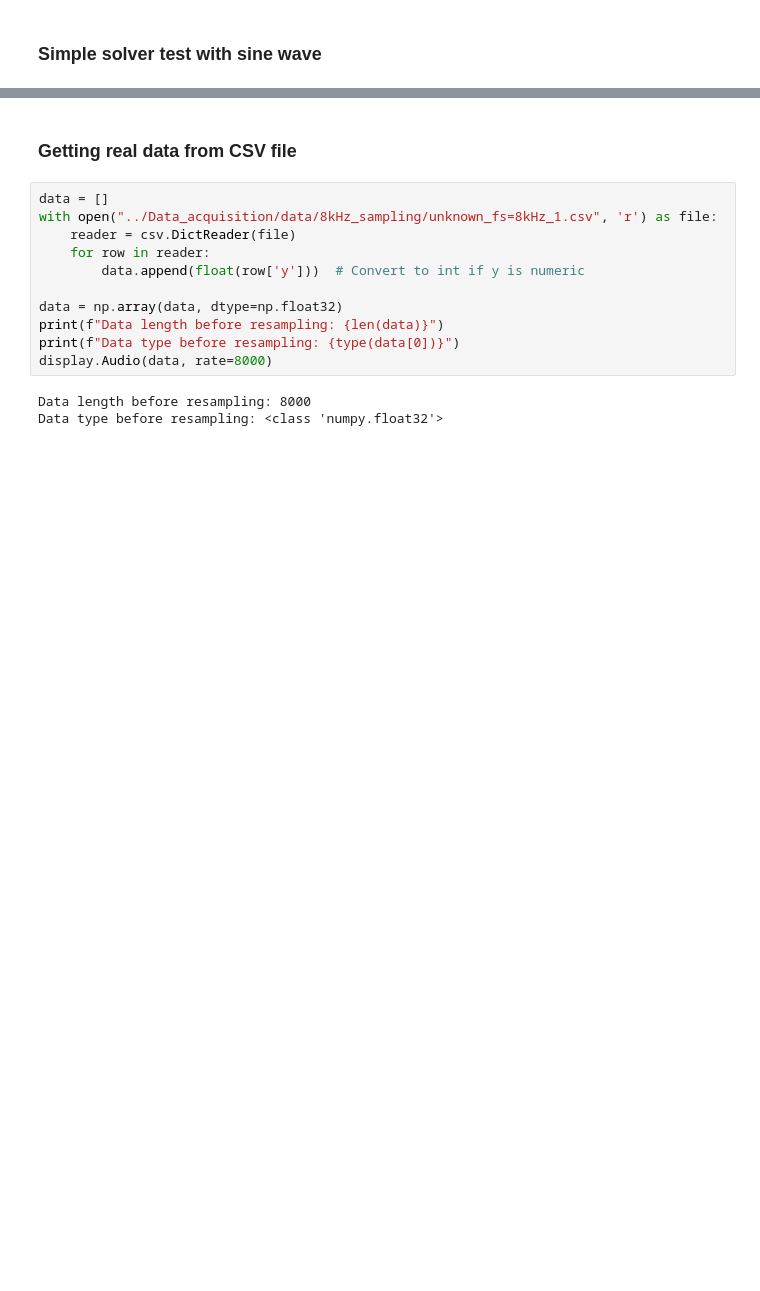
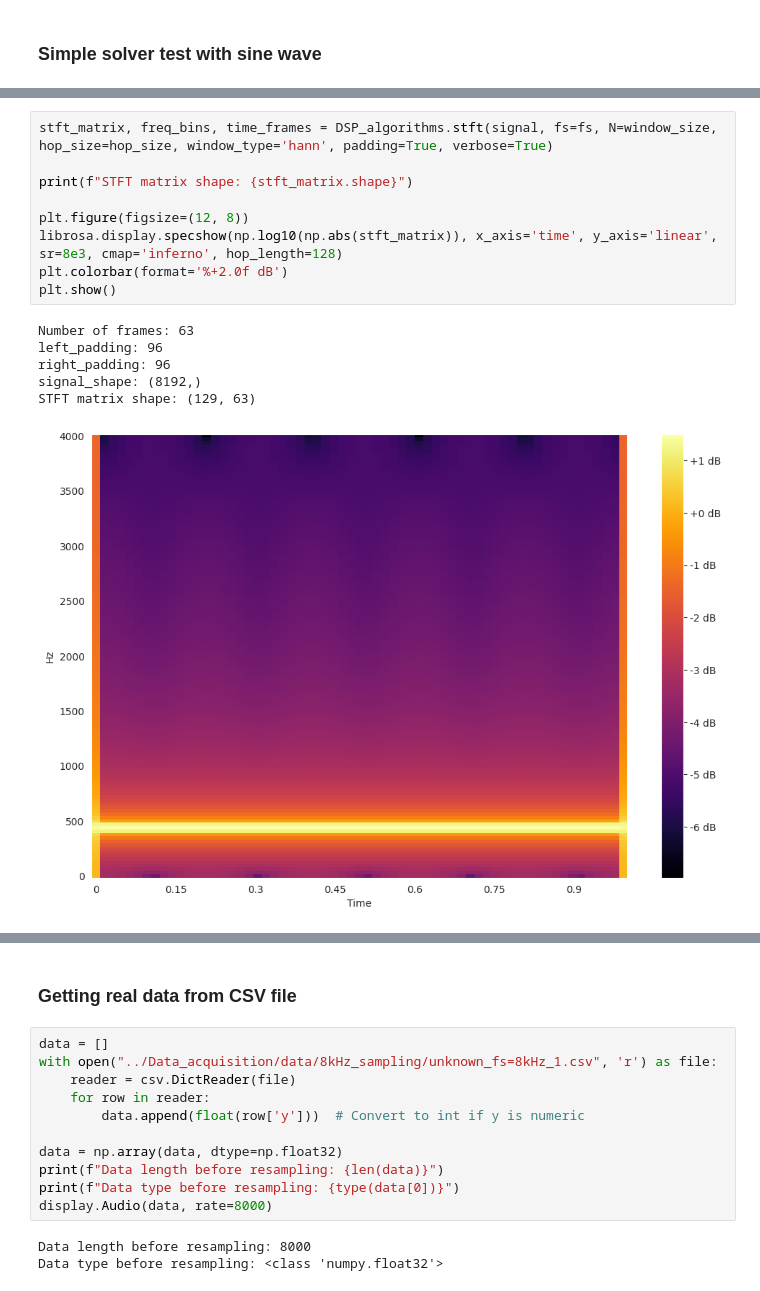
Before and after one commit to VisteK528/TRA_PROJ, a Jupyter notebook: DSP_prototype/STFT_tests.ipynb, the cells around one changed output, grey strips where cells are left out. Cells and saved outputs as stored; diff of their text form; blank space fills up the shorter version.

Commit message:
Final (I hope) version of STFT

```diff
--- a/DSP_prototype/STFT_prototype.ipynb
+++ b/DSP_prototype/STFT_tests.ipynb
@@ -89,2 +31,18 @@ plt.show()
 STFT matrix shape: (129, 61)
 [figure]
+# %%
+stft_matrix, freq_bins, time_frames = DSP_algorithms.stft(signal, fs=fs, N=window_size, hop_size=hop_size, window_type='hann', padding=True, verbose=True)
+
+print(f"STFT matrix shape: {stft_matrix.shape}")
+
+plt.figure(figsize=(12, 8))
+librosa.display.specshow(np.log10(np.abs(stft_matrix)), x_axis='time', y_axis='linear', sr=8e3, cmap='inferno', hop_length=128)
+plt.colorbar(format='%+2.0f dB')
+plt.show()
+# %% [output]
+Number of frames: 63
+left_padding: 96
+right_padding: 96
+signal_shape: (8192,)
+STFT matrix shape: (129, 63)
+[figure, added]
```
Also changed, not shown: parts of 11 cells of this notebook, 1 other file.
